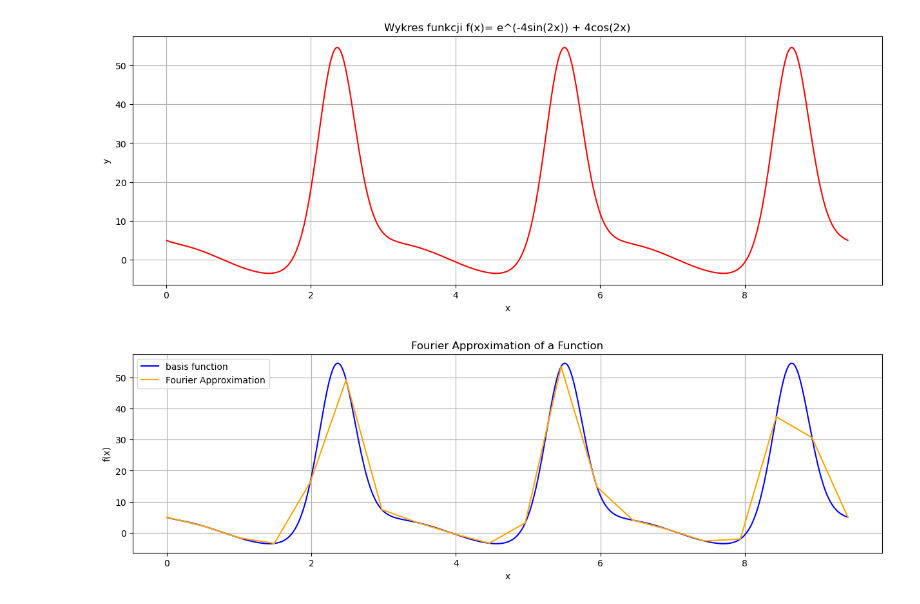
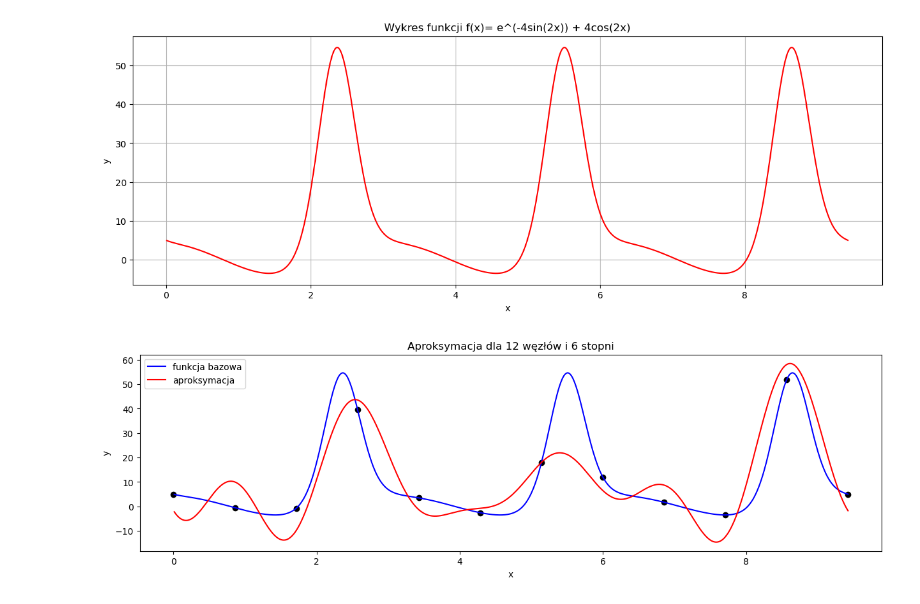
Before and after one commit to kawixKrul/Metody-Obliczeniowe, a Jupyter notebook: lab6/trigonometric.ipynb, the cells around one changed output. Drawn from its saved outputs; the diff is of its cells as text; code cells hidden in the pictures.

```diff
--- a/lab6/trigonometric.ipynb
+++ b/lab6/trigonometric.ipynb
@@ -75,42 +60,50 @@ def least_square_approximation(x, y, weights, degree):
+# %%
+def trigonometric_approximation(x, y, m):
+    n = len(x)
+    a = x[0]
+    b = x[-1]
+    a_trans = -np.pi
+    b_trans = np.pi
+
+    def transform_x(x):
+        return ((x - a) / (b - a)) * (b_trans - a_trans) + a_trans
+
+    def calc_ak(k: int):
+        return 2 / n * np.sum(y * np.cos(k * x))
+
+    def calc_bk(k: int):
+        return 2 / n * np.sum(y * np.sin(k * x))
+
+    x = np.array(list(map(transform_x, x)))
+    ak = np.array(list(map(calc_ak, range(m + 1))))
+    bk = np.array(list(map(calc_bk, range(m + 1))))
+
+    def f(x0):
+        x0 = transform_x(x0)
+        return .5 * ak[0] + np.sum(ak[1:] * np.cos(np.arange(1, m + 1) * x0) + bk[1:] * np.sin(np.arange(1, m + 1) * x0))
+
+    return f
 # %%
-def aproximation_func(x, y, n, deg, w):
-    coefficients, mse = least_square_approximation(x, y, w, deg)
+def aproximation_func(x, y, m):
+    func = trigonometric_approximation(x, y, m)
 
-    def poly_func(x):
-        return sum(coef * x**i for i, coef in enumerate(coefficients))
+    return func
 
-    return poly_func
-
-def plot_aprox(n, deg, show_err=False):
+def plot_aprox(n, m, show_err=False):
     x = np.linspace(a,b,n)
     y = [g(xi) for xi in x]
     w = np.ones_like(x)
-    F = aproximation_func(x,y,n,deg,w)
+    F = aproximation_func(x,y,m)
 
     if show_err:
         error(F, g, a,b)
 
     fig, ax = plt.subplots(1, figsize=(15,4))
-    plot_fun(g,a,b,color="blue",ax=ax,label="basis function")
-    plot_fun(F,a,b,color="red",ax=ax, label="aproximation", title=f"Aproximation for {n} nodes and {deg} degrees")
+    plot_fun(g,a,b,color="blue",ax=ax,label="funkcja bazowa")
+    plot_fun(F,a,b,color="red",ax=ax, label="aproksymacja", title=f"Aproksymacja dla {n} węzłów i {m} stopni")
     ax.scatter(x,y, color="black")
     plt.show()
-# %%
-n=20
-
-x = np.linspace(a,b,n)
-y = [g(xi) for xi in x]
-coefficients = np.fft.fft(y)
-approximation = np.fft.ifft(coefficients)
-
-fig, ax = plt.subplots(1, figsize=(15,4))
-plot_fun(g, a,b,label="basis function", color="blue")
-plt.plot(x, approximation, label='Fourier Approximation', color="orange")
-plt.xlabel('x')
-plt.ylabel('f(x)')
-plt.title('Fourier Approximation of a Function')
-plt.legend()
-plt.grid(True)
-plt.show()
-# %% [output]
-[figure, removed]
+# %%
+plot_aprox(12, 6)
+# %% [output]
+[figure, added]
```
Also changed, not shown: parts of 7 cells of this notebook.
